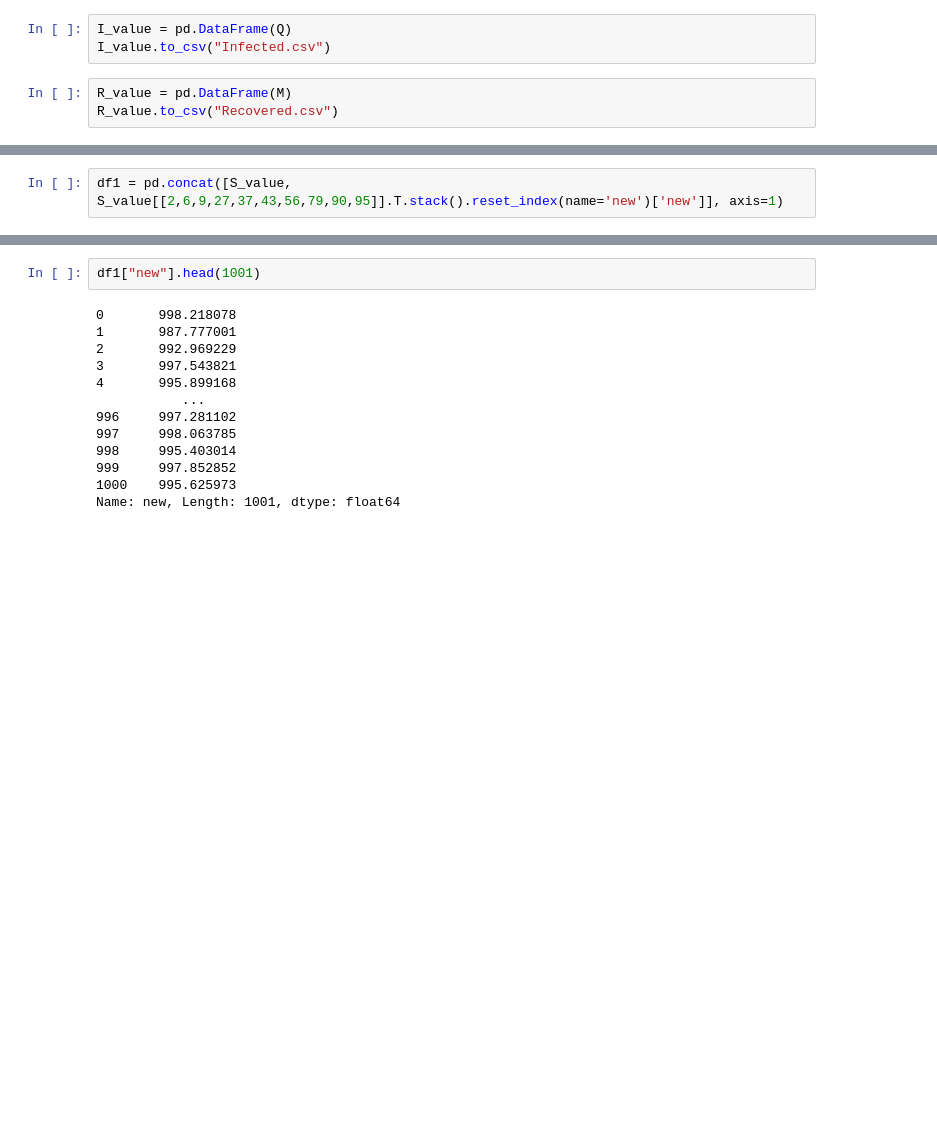
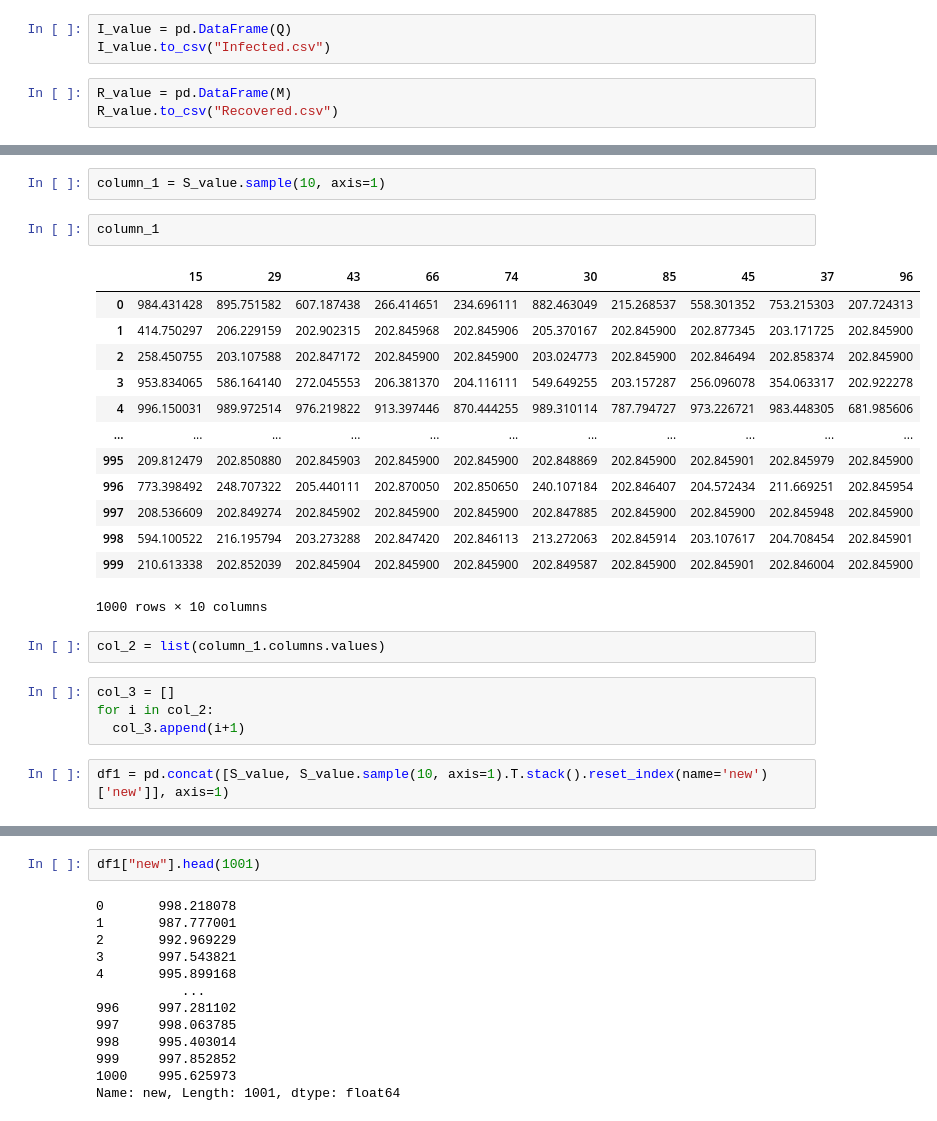
Before and after one commit to dharma610/Neural-network-model-for-compartmenral-model-SIR-and-SEIR-, a Jupyter notebook: project.ipynb, the cells around one changed output, grey strips where cells are left out. Saved outputs shown, nothing was run; the diff lists cells and outputs as text; blank space fills up the shorter version.

```diff
--- a/project.ipynb
+++ b/project.ipynb
@@ -96,3 +104,27 @@ S_value
 1000 rows × 100 columns
+# %%
+column_1 = S_value.sample(10, axis=1)
+# %%
+column_1
+# %% [output]
+|  | 15 | 29 | 43 | 66 | 74 | 30 | 85 | 45 | 37 | 96 |
+| 0 | 984.431428 | 895.751582 | 607.187438 | 266.414651 | 234.696111 | 882.463049 | 215.268537 | 558.301352 | 753.215303 | 207.724313 |
+| 1 | 414.750297 | 206.229159 | 202.902315 | 202.845968 | 202.845906 | 205.370167 | 202.845900 | 202.877345 | 203.171725 | 202.845900 |
+| 2 | 258.450755 | 203.107588 | 202.847172 | 202.845900 | 202.845900 | 203.024773 | 202.845900 | 202.846494 | 202.858374 | 202.845900 |
+| 3 | 953.834065 | 586.164140 | 272.045553 | 206.381370 | 204.116111 | 549.649255 | 203.157287 | 256.096078 | 354.063317 | 202.922278 |
+| 4 | 996.150031 | 989.972514 | 976.219822 | 913.397446 | 870.444255 | 989.310114 | 787.794727 | 973.226721 | 983.448305 | 681.985606 |
+| ... | ... | ... | ... | ... | ... | ... | ... | ... | ... | ... |
+| 995 | 209.812479 | 202.850880 | 202.845903 | 202.845900 | 202.845900 | 202.848869 | 202.845900 | 202.845901 | 202.845979 | 202.845900 |
+| 996 | 773.398492 | 248.707322 | 205.440111 | 202.870050 | 202.850650 | 240.107184 | 202.846407 | 204.572434 | 211.669251 | 202.845954 |
+| 997 | 208.536609 | 202.849274 | 202.845902 | 202.845900 | 202.845900 | 202.847885 | 202.845900 | 202.845900 | 202.845948 | 202.845900 |
+| 998 | 594.100522 | 216.195794 | 203.273288 | 202.847420 | 202.846113 | 213.272063 | 202.845914 | 203.107617 | 204.708454 | 202.845901 |
+| 999 | 210.613338 | 202.852039 | 202.845904 | 202.845900 | 202.845900 | 202.849587 | 202.845900 | 202.845901 | 202.846004 | 202.845900 |
+1000 rows × 10 columns
+# %%
+col_2 = list(column_1.columns.values)
+# %%
+col_3 = []
+for i in col_2:
+  col_3.append(i+1)
 # %%
-df1 = pd.concat([S_value, S_value[[2,6,9,27,37,43,56,79,90,95]].T.stack().reset_index(name='new')['new']], axis=1)
+df1 = pd.concat([S_value, S_value.sample(10, axis=1).T.stack().reset_index(name='new')['new']], axis=1)
```
Also changed, not shown: parts of 4 cells of this notebook.
